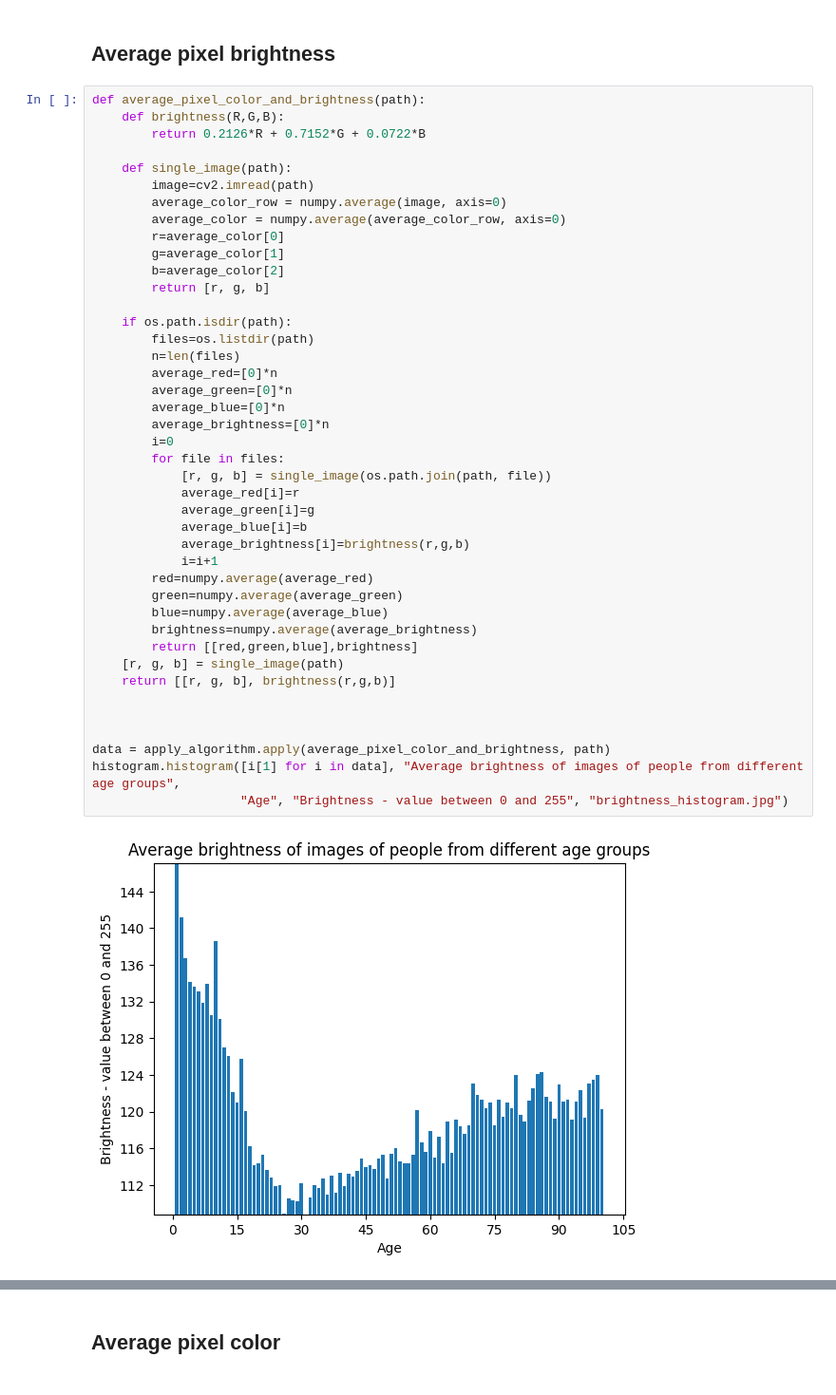
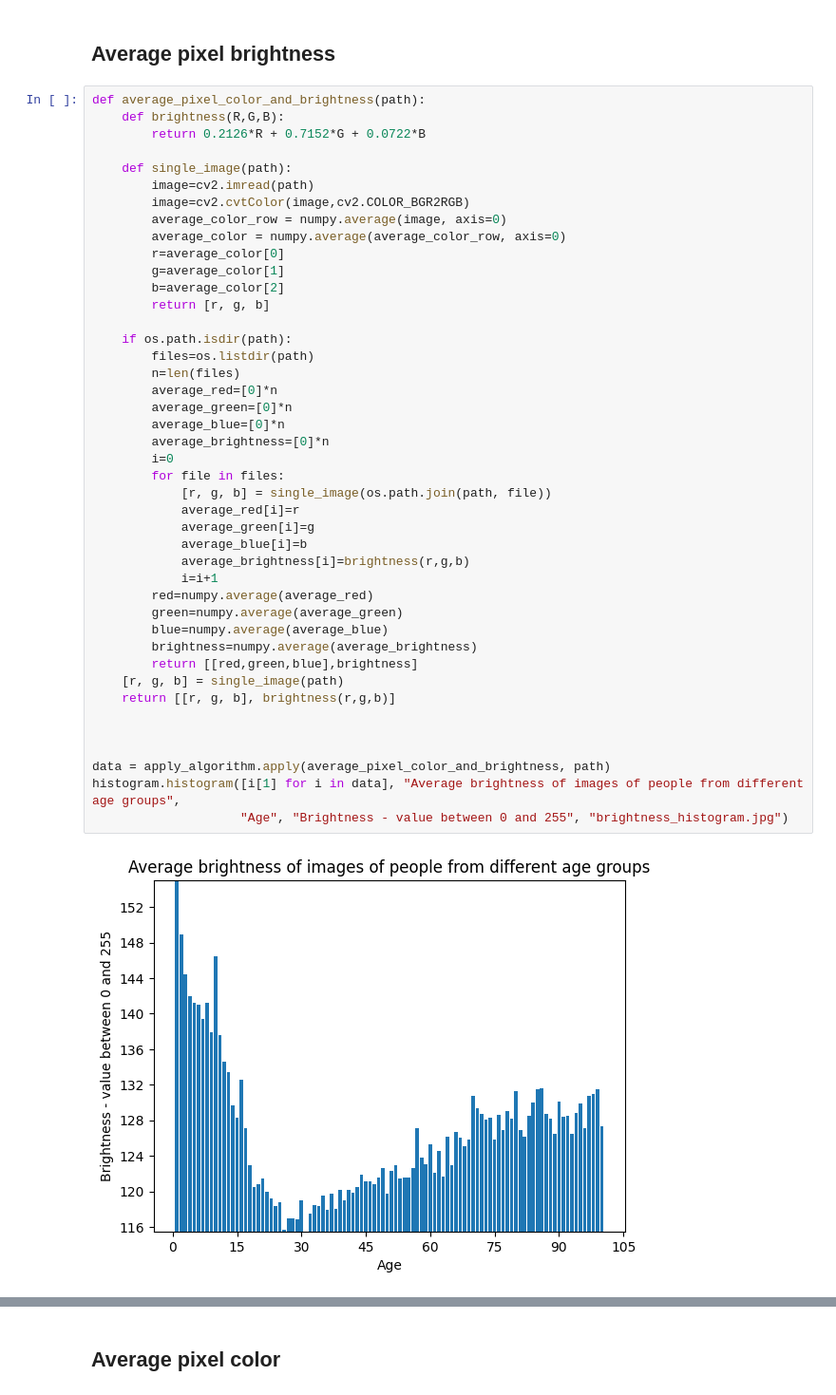
Before and after one commit to domser2002/ML_age_recognition, a Jupyter notebook: dataset/EDA.ipynb, the cells around one changed output, grey strips where cells are left out. Shown at 95% size. Cells and saved outputs as stored; diff of their text form.

```diff
--- a/dataset/EDA.ipynb
+++ b/dataset/EDA.ipynb
@@ -69,6 +69,7 @@ def average_pixel_color_and_brightness(path):
 
     def single_image(path):
         image=cv2.imread(path)
+        image=cv2.cvtColor(image,cv2.COLOR_BGR2RGB)
         average_color_row = numpy.average(image, axis=0)
         average_color = numpy.average(average_color_row, axis=0)
         r=average_color[0]
@@ -78,34 +79,34 @@ def average_pixel_color_and_brightness(path):
 
     if os.path.isdir(path):
         files=os.listdir(path)
         n=len(files)
         average_red=[0]*n
         average_green=[0]*n
         average_blue=[0]*n
         average_brightness=[0]*n
         i=0
         for file in files:
             [r, g, b] = single_image(os.path.join(path, file))
             average_red[i]=r
             average_green[i]=g
             average_blue[i]=b
             average_brightness[i]=brightness(r,g,b)
             i=i+1
         red=numpy.average(average_red)
         green=numpy.average(average_green)
         blue=numpy.average(average_blue)
         brightness=numpy.average(average_brightness)
         return [[red,green,blue],brightness]
     [r, g, b] = single_image(path)
     return [[r, g, b], brightness(r,g,b)]
 
 
 
 data = apply_algorithm.apply(average_pixel_color_and_brightness, path)
 histogram.histogram([i[1] for i in data], "Average brightness of images of people from different age groups",
                     "Age", "Brightness - value between 0 and 255", "brightness_histogram.jpg")
 # %% [output]
-[figure, old version]
+[figure, new version]
 # %%
 datab = apply_algorithm.boxplot_apply(average_pixel_color_and_brightness, path)
 sub = []
```
Also changed, not shown: parts of 9 cells of this notebook.
